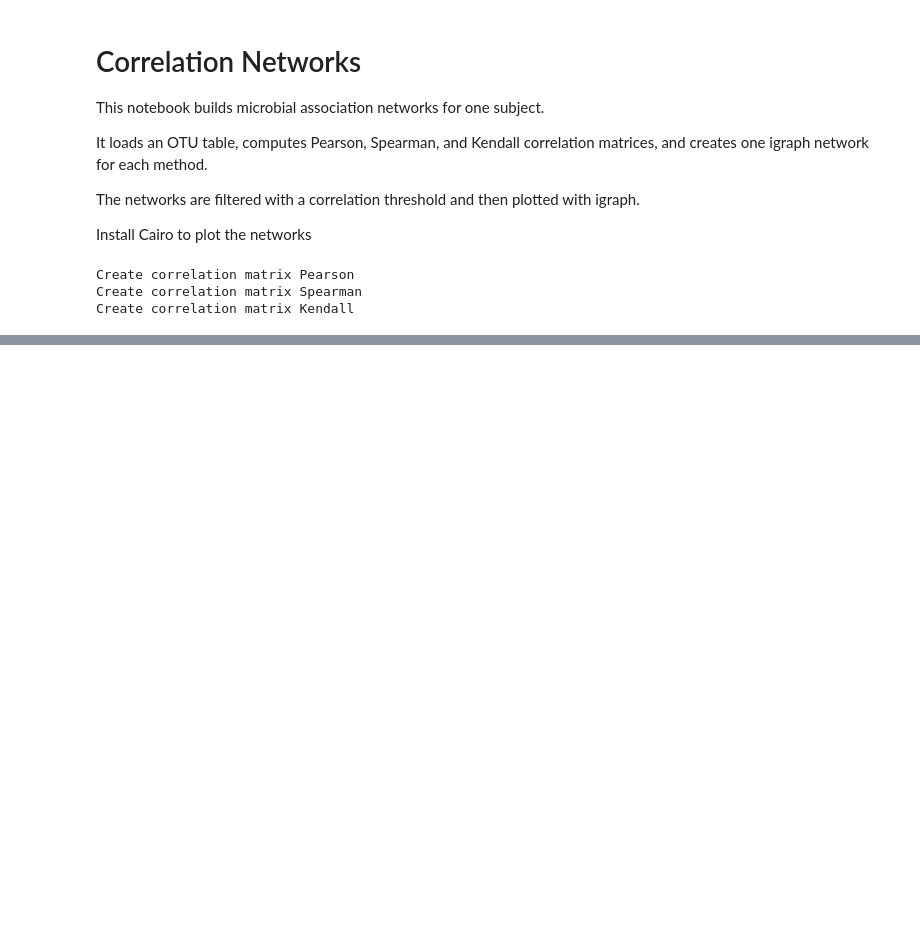
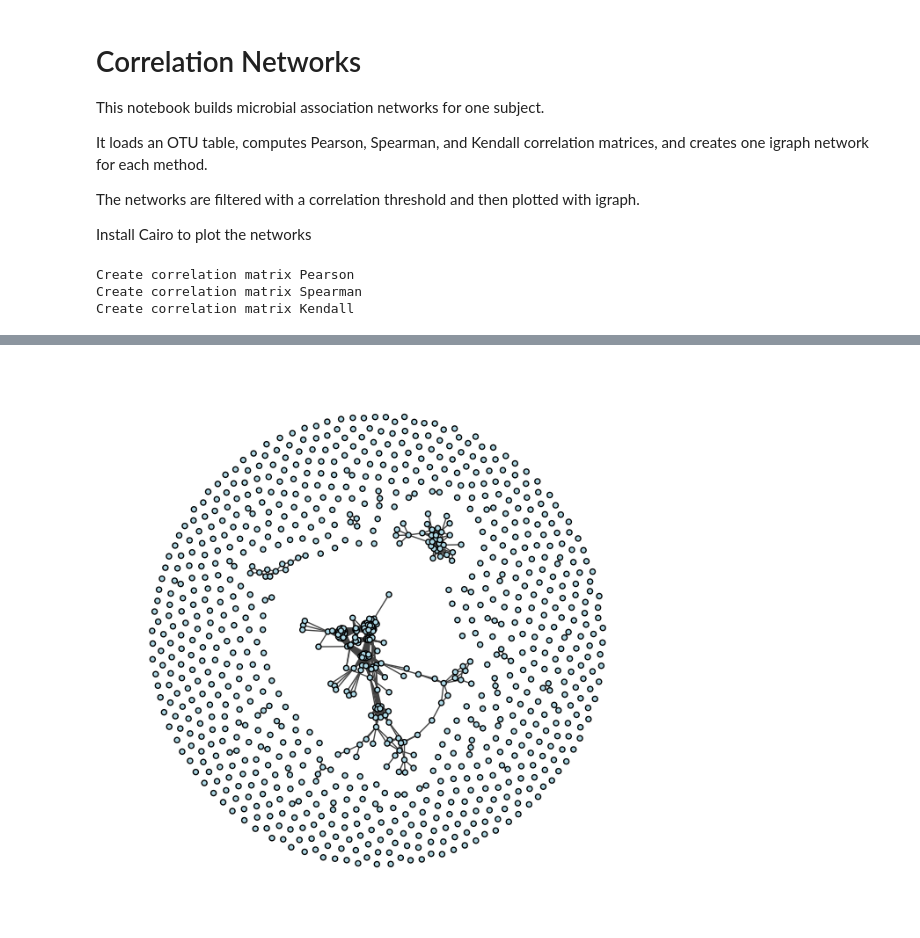
Before and after one commit to Sanniks/Metagenomes_Simulation, a Jupyter notebook: notebooks/Correlation_networks.ipynb, the cells around one changed output, grey strips where cells are left out. Cells and saved outputs as stored; diff of their text form; code cells hidden in the pictures; blank space fills up the shorter version.

```diff
--- a/notebooks/Correlation_networks.ipynb
+++ b/notebooks/Correlation_networks.ipynb
@@ -81,0 +238,4 @@ plot_network(G_kendall)
+# %%
+plot_network(G_spearman_high_threshold)
+# %% [output]
+[figure, added]
```
Also changed, not shown: parts of 20 cells of this notebook.
